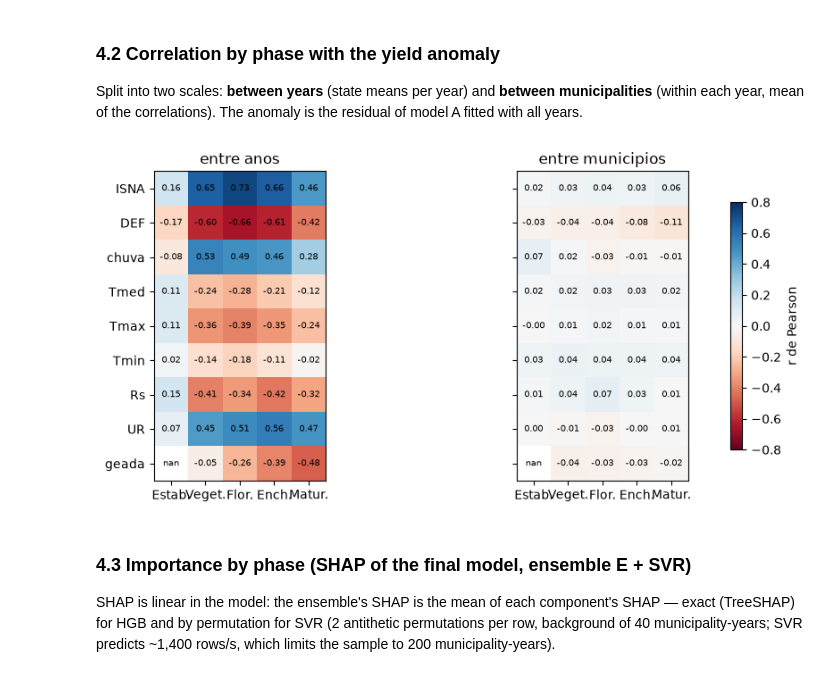
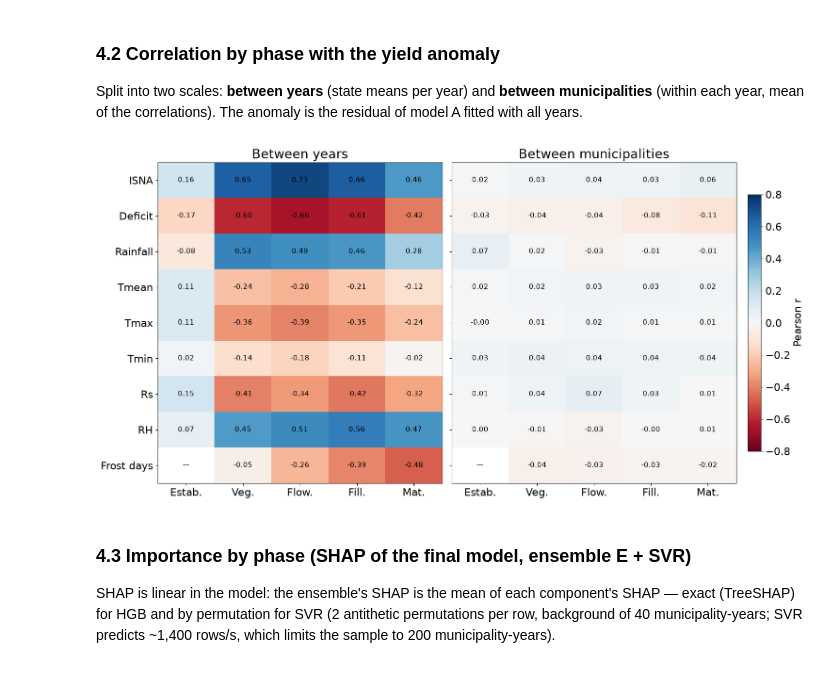
Before and after one commit to fcoliveira-utfpr/ML_maize_pr, a Jupyter notebook: notebooks/03_modelo_hibrido.ipynb, the cells around one changed output. Cells and saved outputs as stored; diff of their text form; code cells hidden in the pictures.

```diff
--- a/notebooks/03_modelo_hibrido.ipynb
+++ b/notebooks/03_modelo_hibrido.ipynb
@@ -378,33 +472,33 @@ each year, mean of the correlations). The anomaly is the residual of model A fit
 # %%
 reg_all, efeito_all = tendencia_e_municipio(base)
 base["anomalia"] = base["log_y"] - base_prevista(base, reg_all, efeito_all)
 VARS_COR = ["ISNA", "DEF", "chuva", "Tmed", "Tmax", "Tmin", "Rs", "UR", "geada"]
 linhas = []
 for v in VARS_COR:
     for f in FASES:
         col = f"{v}_{f}"
         anual_m = base.groupby("ano")[["anomalia", col]].mean()
         espacial = base.groupby("ano").apply(lambda g: g["anomalia"].corr(g[col]), include_groups=False).mean()
         linhas.append({"variavel": v, "fase": f, "entre_anos": anual_m.corr().iloc[0, 1], "entre_municipios": espacial})
 cor = pd.DataFrame(linhas)
 cor.to_csv(SAIDA / "correlacao_fase.csv", index=False)
 
 VARS_COR_ROT = ["ISNA", "Deficit", "Rainfall", "Tmean", "Tmax", "Tmin", "Rs", "RH", "Frost days"]
 ESCALA_ROT = {"entre_anos": "Between years", "entre_municipios": "Between municipalities"}
-fig, axs = plt.subplots(1, 2, figsize=(17, 7.5), sharey=True)
+fig, axs = plt.subplots(1, 2, figsize=(15, 7.5), sharey=True, layout="constrained")
 for ax, escala in zip(axs, ["entre_anos", "entre_municipios"]):
     m = cor.pivot(index="variavel", columns="fase", values=escala).loc[VARS_COR, FASES]
-    im = ax.imshow(m, cmap="RdBu", vmin=-0.8, vmax=0.8)
+    im = ax.imshow(m, cmap="RdBu", vmin=-0.8, vmax=0.8, aspect="auto")
     ax.set_xticks(range(len(FASES)), ["Estab.", "Veg.", "Flow.", "Fill.", "Mat."])
     ax.set_yticks(range(len(VARS_COR)), VARS_COR_ROT)
     for i in range(m.shape[0]):
         for j in range(m.shape[1]):
-            ax.text(j, i, f"{m.iat[i, j]:.2f}", ha="center", va="center", fontsize=11)
+            ax.text(j, i, "—" if np.isnan(m.iat[i, j]) else f"{m.iat[i, j]:.2f}", ha="center", va="center", fontsize=11)
     ax.set_title(ESCALA_ROT[escala])
-fig.colorbar(im, ax=axs, shrink=0.8, label="Pearson r")
+fig.colorbar(im, ax=axs, shrink=0.8, label="Pearson r", pad=0.02)
 fig.savefig(FIGURAS / "fig_correlacao_fase.png", dpi=300, bbox_inches="tight")
 # %% [output]
-[figure, old version]
+[figure, new version]
 # %% [markdown]
 ### 4.3 Importance by phase (SHAP of the final model, ensemble E + SVR)
 
```
Also changed, not shown: parts of 10 cells of this notebook, 17 other files.
